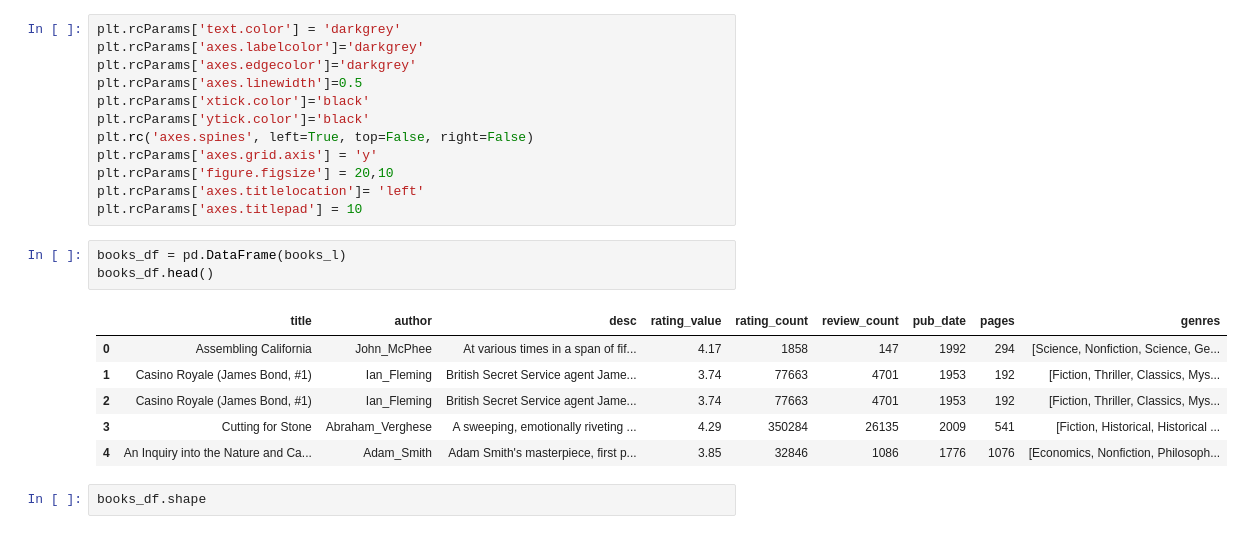
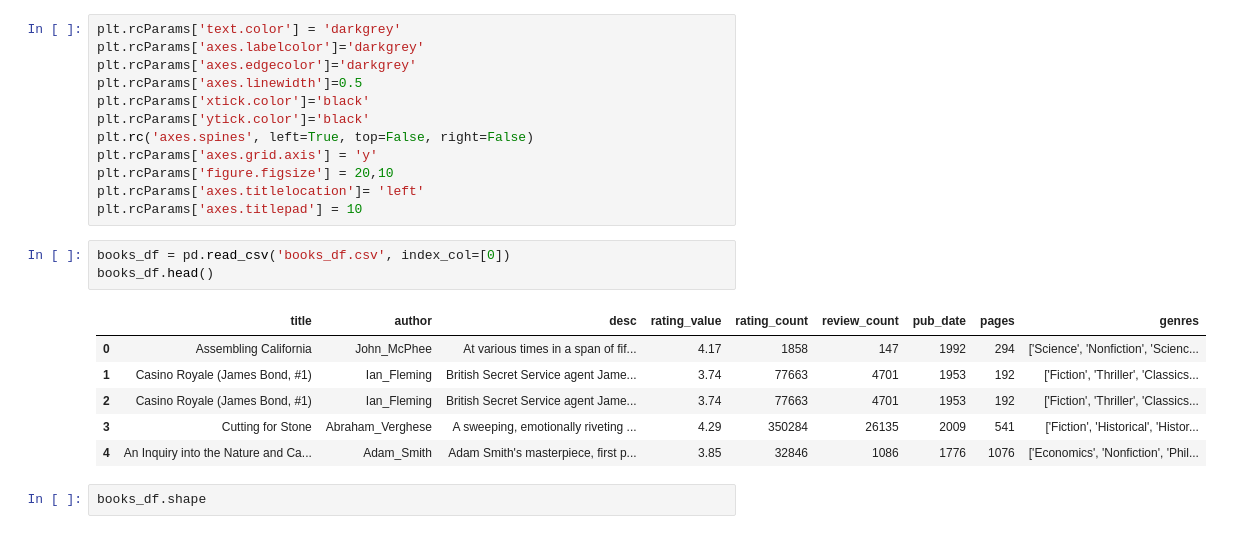
Before and after one commit to mhabib80/Misc.-Data-Analysis-ML, a Jupyter notebook: Goodreads_Webscrapping.ipynb, the cells around one changed output. Saved outputs shown, nothing was run; the diff lists cells and outputs as text.

```diff
--- a/Goodreads_Webscrapping.ipynb
+++ b/Goodreads_Webscrapping.ipynb
@@ -220,15 +221,15 @@ plt.rcParams['figure.figsize'] = 20,10
 plt.rcParams['axes.titlelocation']= 'left'
 plt.rcParams['axes.titlepad'] = 10
 # %%
-books_df = pd.DataFrame(books_l)
+books_df = pd.read_csv('books_df.csv', index_col=[0])
 books_df.head()
 # %% [output]
 |  | title | author | desc | rating_value | rating_count | review_count | pub_date | pages | genres |
-| 0 | Assembling California | John_McPhee | At various times in a span of fif... | 4.17 | 1858 | 147 | 1992 | 294 | [Science, Nonfiction, Science, Ge... |
-| 1 | Casino Royale (James Bond, #1) | Ian_Fleming | British Secret Service agent Jame... | 3.74 | 77663 | 4701 | 1953 | 192 | [Fiction, Thriller, Classics, Mys... |
-| 2 | Casino Royale (James Bond, #1) | Ian_Fleming | British Secret Service agent Jame... | 3.74 | 77663 | 4701 | 1953 | 192 | [Fiction, Thriller, Classics, Mys... |
-| 3 | Cutting for Stone | Abraham_Verghese | A sweeping, emotionally riveting ... | 4.29 | 350284 | 26135 | 2009 | 541 | [Fiction, Historical, Historical ... |
-| 4 | An Inquiry into the Nature and Ca... | Adam_Smith | Adam Smith's masterpiece, first p... | 3.85 | 32846 | 1086 | 1776 | 1076 | [Economics, Nonfiction, Philosoph... |
+| 0 | Assembling California | John_McPhee | At various times in a span of fif... | 4.17 | 1858 | 147 | 1992 | 294 | ['Science', 'Nonfiction', 'Scienc... |
+| 1 | Casino Royale (James Bond, #1) | Ian_Fleming | British Secret Service agent Jame... | 3.74 | 77663 | 4701 | 1953 | 192 | ['Fiction', 'Thriller', 'Classics... |
+| 2 | Casino Royale (James Bond, #1) | Ian_Fleming | British Secret Service agent Jame... | 3.74 | 77663 | 4701 | 1953 | 192 | ['Fiction', 'Thriller', 'Classics... |
+| 3 | Cutting for Stone | Abraham_Verghese | A sweeping, emotionally riveting ... | 4.29 | 350284 | 26135 | 2009 | 541 | ['Fiction', 'Historical', 'Histor... |
+| 4 | An Inquiry into the Nature and Ca... | Adam_Smith | Adam Smith's masterpiece, first p... | 3.85 | 32846 | 1086 | 1776 | 1076 | ['Economics', 'Nonfiction', 'Phil... |
 # %%
 books_df.shape
 # %% [output]
```
Also changed, not shown: parts of 13 cells of this notebook.
